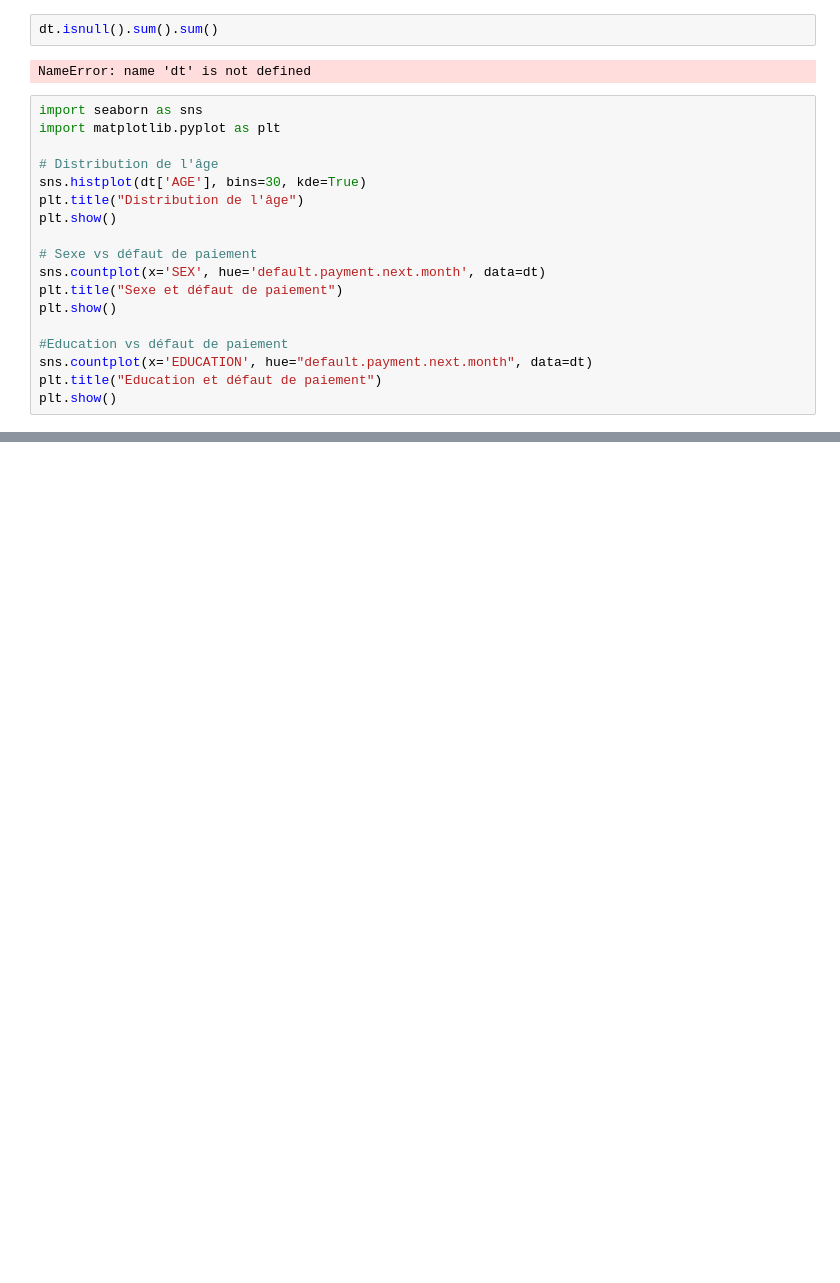
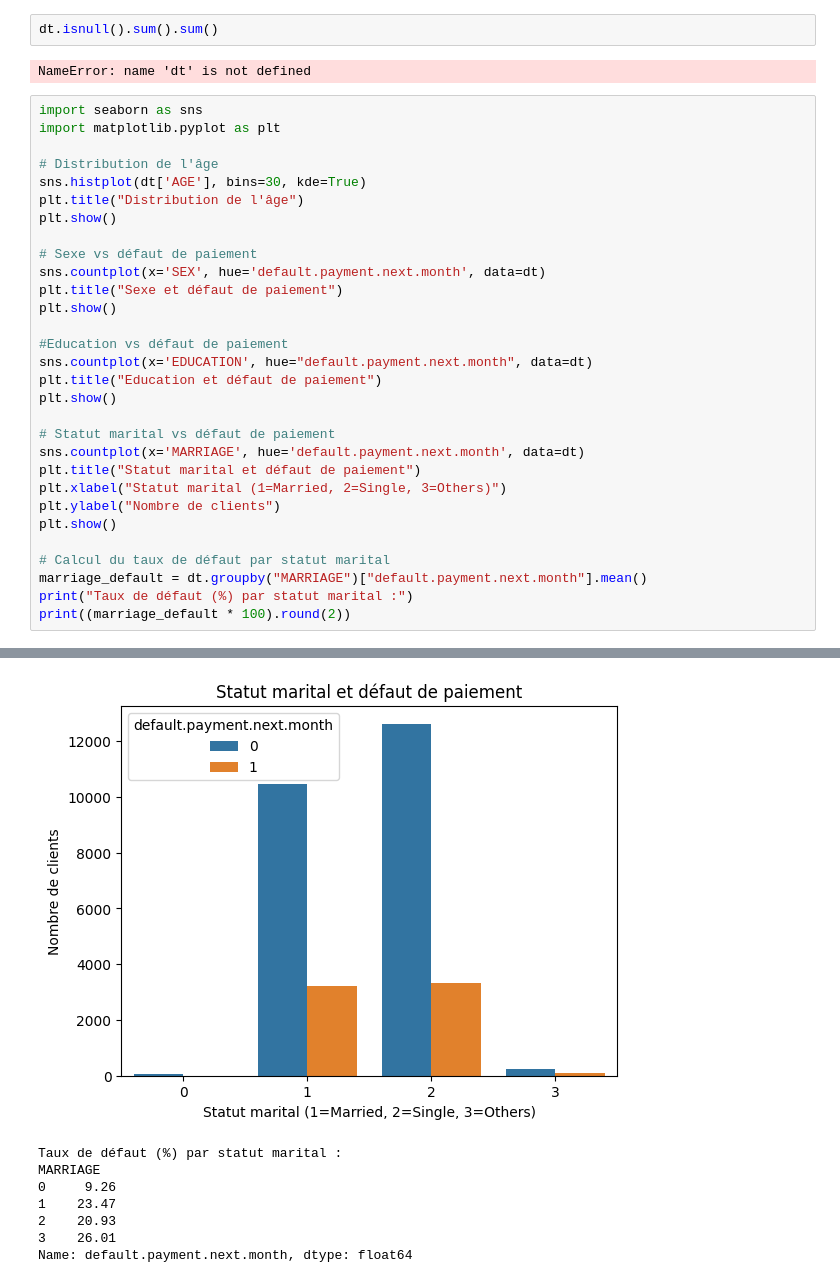
Before and after one commit to AymanBj99/Solvabilit-Client, a Jupyter notebook: notebooks/EDA.ipynb, the cells around one changed output, grey strips where cells are left out. Drawn from its saved outputs; the diff is of its cells as text; blank space fills up the shorter version.

Commit message:
mariage and statut marital vs default payment

```diff
--- a/notebooks/EDA.ipynb
+++ b/notebooks/EDA.ipynb
@@ -124,22 +124,42 @@ NameError: name 'dt' is not defined
 # %%
 import seaborn as sns
 import matplotlib.pyplot as plt
 
 # Distribution de l'âge
 sns.histplot(dt['AGE'], bins=30, kde=True)
 plt.title("Distribution de l'âge")
 plt.show()
 
 # Sexe vs défaut de paiement
 sns.countplot(x='SEX', hue='default.payment.next.month', data=dt)
 plt.title("Sexe et défaut de paiement")
 plt.show()
 
 #Education vs défaut de paiement
 sns.countplot(x='EDUCATION', hue="default.payment.next.month", data=dt)
 plt.title("Education et défaut de paiement")
 plt.show()
+
+# Statut marital vs défaut de paiement
+sns.countplot(x='MARRIAGE', hue='default.payment.next.month', data=dt)
+plt.title("Statut marital et défaut de paiement")
+plt.xlabel("Statut marital (1=Married, 2=Single, 3=Others)")
+plt.ylabel("Nombre de clients")
+plt.show()
+
+# Calcul du taux de défaut par statut marital
+marriage_default = dt.groupby("MARRIAGE")["default.payment.next.month"].mean()
+print("Taux de défaut (%) par statut marital :")
+print((marriage_default * 100).round(2))
 # %% [output]
 [figure]
 [figure]
 [figure]
+[figure, added]
+Taux de défaut (%) par statut marital :
+MARRIAGE
+0     9.26
+1    23.47
+2    20.93
+3    26.01
+Name: default.payment.next.month, dtype: float64
```
